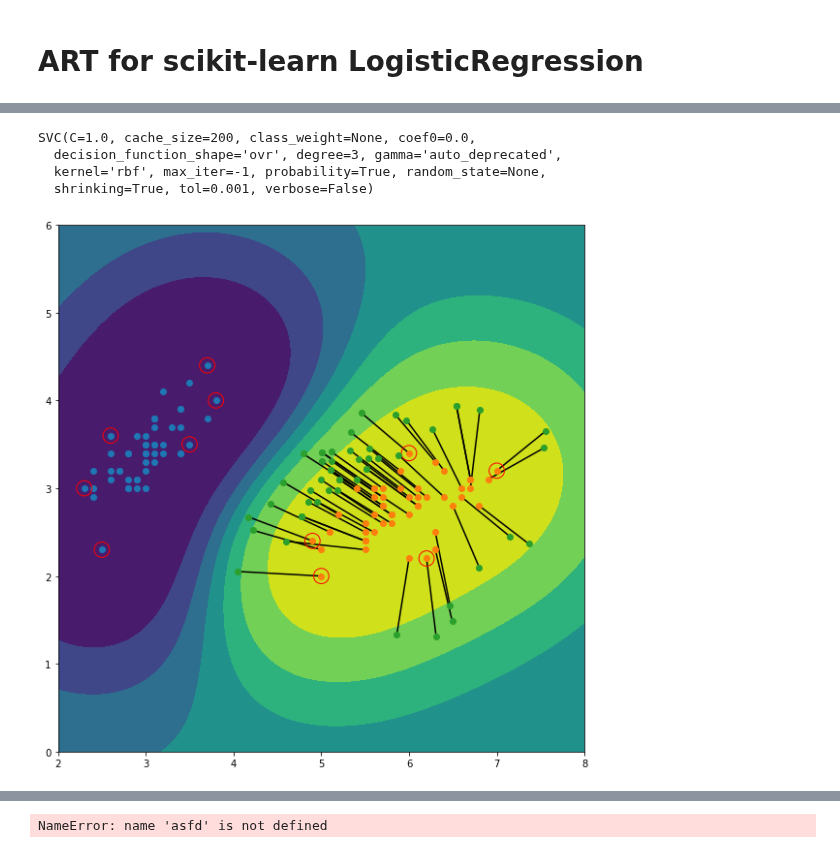
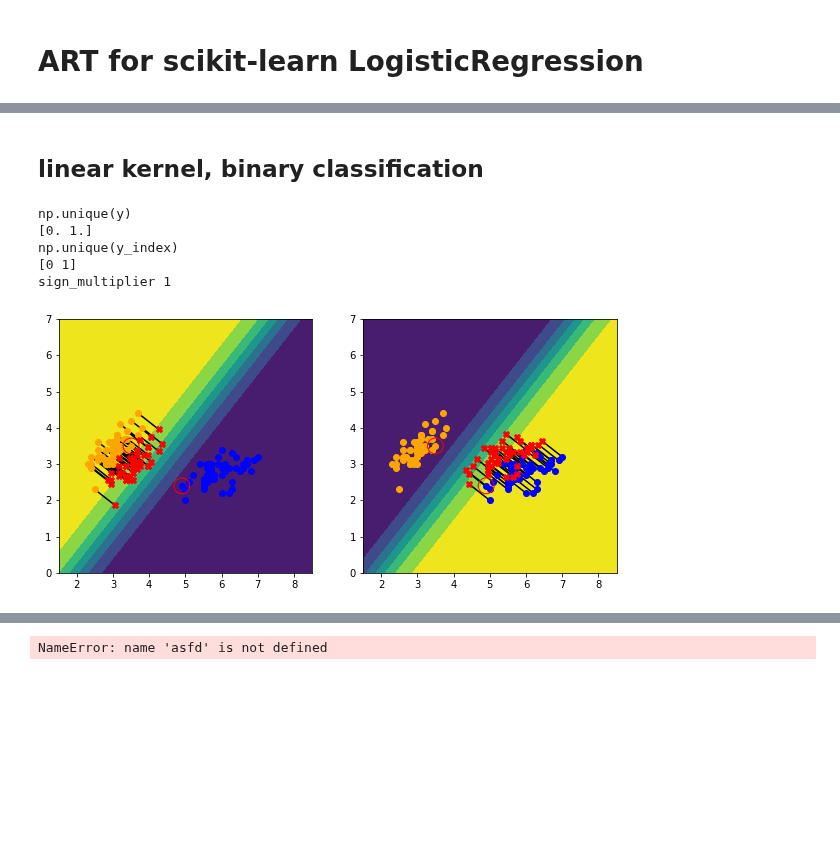
Before and after one commit to Trusted-AI/adversarial-robustness-toolbox, a Jupyter notebook: notebooks/sklearn_svm_svc.ipynb, the cells around one changed output, grey strips where cells are left out. Drawn from its saved outputs; the diff is of its cells as text; code cells hidden in the pictures; blank space fills up the shorter version.

Commit message:
Implement gradients for rbf kernel

```diff
--- a/notebooks/sklearn_svm_svc.ipynb
+++ b/notebooks/sklearn_svm_svc.ipynb
@@ -15,0 +17,19 @@ plt.rcParams['figure.figsize'] = [10, 10]
+# %%
+def get_adversarial_examples(x_train, kernel):
+
+    # Create scikit-learn SVC
+    skl_svc = SVC(C=1.0, kernel=kernel, degree=3, gamma='auto', coef0=0.0, shrinking=True, probability=True, tol=0.001, cache_size=200, class_weight=None, verbose=False, max_iter=-1, decision_function_shape='ovr', random_state=None)
+
+    # Fit SVC
+    skl_svc.fit(X=x_train, y=y_train)
+
+    # Create ART classfier for scikit-learn SVC
+    art_svc = SklearnSVC(clip_values=(-100, 100), model=skl_svc)
+
+    # Create ART Projected Gradient Descent attack
+    pgd = ProjectedGradientDescent(classifier=art_svc, norm=1, eps=1.0, eps_step=1, max_iter=1, targeted=False, num_random_init=0, batch_size=200)
+
+    # Generate adversarial samples with ART Projected Gradient attack
+    x_train_adv = pgd.generate(x_train)
+
+    return x_train_adv, skl_svc
@@ -15,0 +38,8 @@ plt.rcParams['figure.figsize'] = [10, 10]
+# %%
+def get_data(num_classes):
+    x_train, y_train = load_iris(return_X_y=True)
+    x_train = x_train[y_train < num_classes][:, [0, 1]]
+    y_train = y_train[y_train < num_classes]
+    x_train[:, 0][y_train == 0] -= 2
+    x_train[:, 1][y_train == 2] += 2
+    return x_train, y_train
@@ -80,8 +94,0 @@ plot_svm(skl_svc, x_train, y_train, x_train_adv)
-# %%
-skl_svc = SVC(C=1.0, kernel='rbf', degree=3, gamma='auto_deprecated', coef0=0.0, shrinking=True, probability=True, tol=0.001, cache_size=200, class_weight=None, verbose=False, max_iter=-1, decision_function_shape='ovr', random_state=None)
-skl_svc.fit(X=x_train, y=y_train)
-# %% [output]
-SVC(C=1.0, cache_size=200, class_weight=None, coef0=0.0,
-  decision_function_shape='ovr', degree=3, gamma='auto_deprecated',
-  kernel='rbf', max_iter=-1, probability=True, random_state=None,
-  shrinking=True, tol=0.001, verbose=False)
@@ -92,4 +95,14 @@ x_train_adv = pgd.generate(x_train)
-# %%
-plot_svm(skl_svc, x_train, y_train, x_train_adv)
-# %% [output]
-[figure, removed]
+# %% [markdown]
+## linear kernel, binary classification
+# %%
+num_classes = 2
+x_train, y_train = get_data(num_classes)
+x_train_adv, skl_svc = get_adversarial_examples(x_train, kernel='linear')
+plot_results(skl_svc, x_train, y_train, x_train_adv, num_classes)
+# %% [output]
+np.unique(y)
+[0. 1.]
+np.unique(y_index)
+[0 1]
+sign_multiplier 1
+[figure, added]
```
Also changed, not shown: parts of 18 cells of this notebook, 1 other file.
